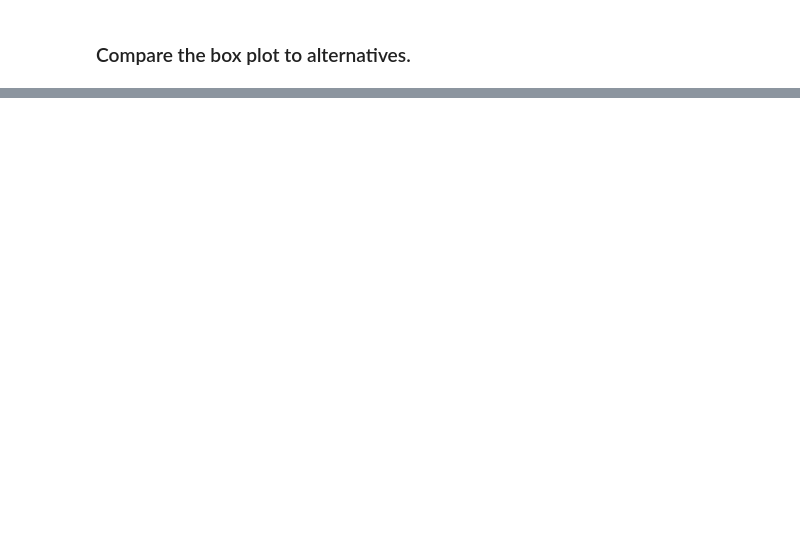
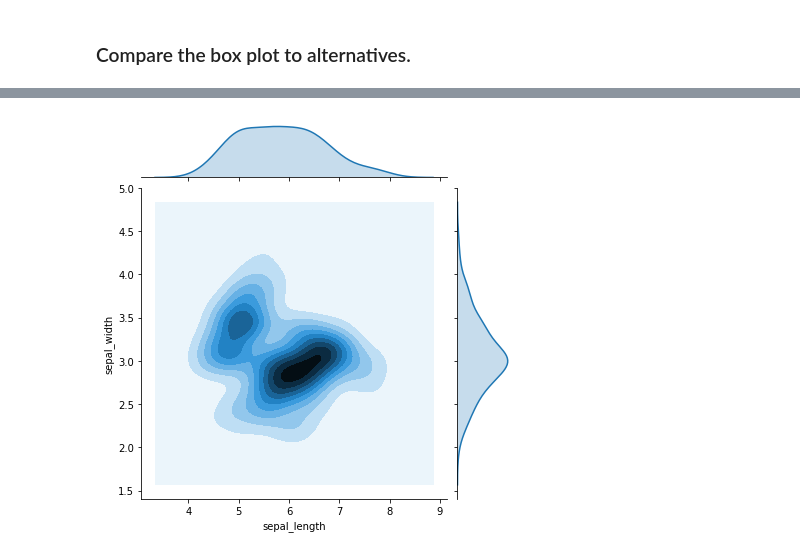
Before and after one commit to MKelly1303/GMIT_52446_Fund_Project1, a Jupyter notebook: Project.ipynb, the cells around one changed output, grey strips where cells are left out. Saved outputs shown, nothing was run; the diff lists cells and outputs as text; code cells hidden in the pictures; blank space fills up the shorter version.

```diff
--- a/Project.ipynb
+++ b/Project.ipynb
@@ -47,0 +81,5 @@ plt.show()
+# %%
+sns.jointplot(x="sepal_length", y="sepal_width", data=df, kind="kde");
+plt.show()
+# %% [output]
+[figure, added]
```
Also changed, not shown: parts of 6 cells of this notebook.
